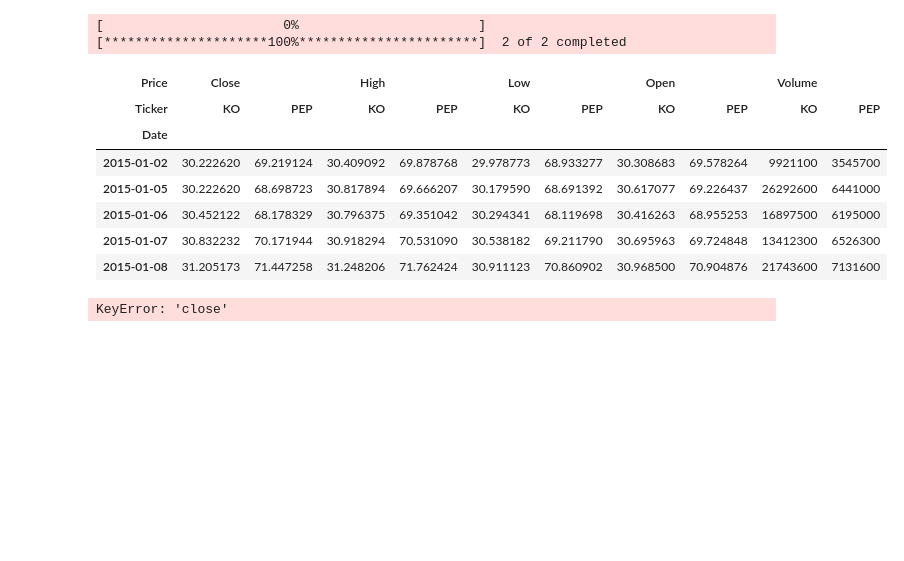
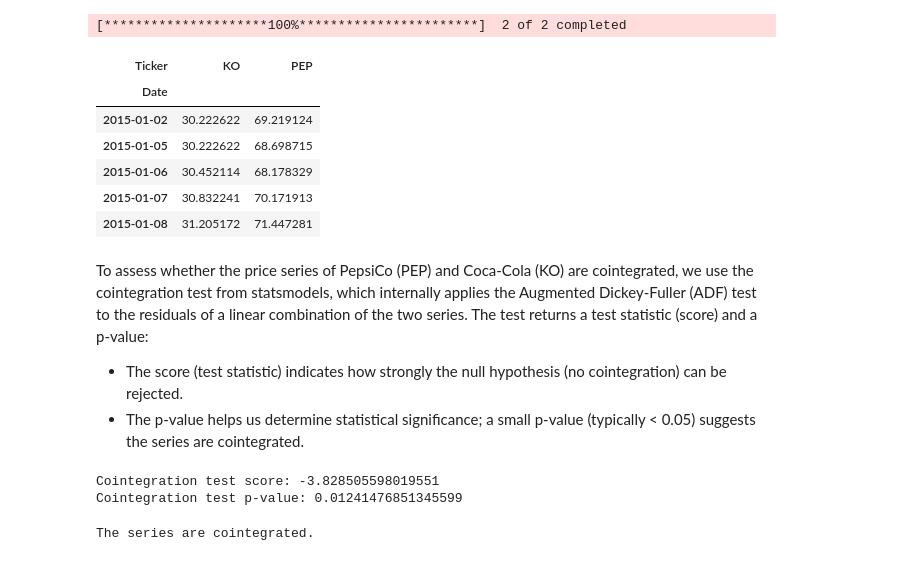
Before and after one commit to lewis-shearer/Statistical_Arbitrage, a Jupyter notebook: statistical_arbitrage.ipynb, the cells around one changed output. Drawn from its saved outputs; the diff is of its cells as text; code cells hidden in the pictures; blank space fills up the shorter version.

```diff
--- a/statistical_arbitrage.ipynb
+++ b/statistical_arbitrage.ipynb
@@ -10,22 +10,37 @@ from statsmodels.tsa.stattools import coint
 # %%
 # Download stock data for PepsiCo and Coca-Cola
 tickers = ['PEP', 'KO']
-data = yf.download(tickers, start='2015-01-01', end='2023-01-01')[]
+data = yf.download(tickers, start='2015-01-01', end='2023-01-01')['Close']
 
 # Preview the data
 data.head()
 # %% [output]
-[                       0%                       ][*********************100%***********************]  2 of 2 completed
+[*********************100%***********************]  2 of 2 completed
-| Price | Close |  | High |  | Low |  | Open |  | Volume |  |
-| Ticker | KO | PEP | KO | PEP | KO | PEP | KO | PEP | KO | PEP |
-| Date |  |  |  |  |  |  |  |  |  |  |
-| 2015-01-02 | 30.222620 | 69.219124 | 30.409092 | 69.878768 | 29.978773 | 68.933277 | 30.308683 | 69.578264 | 9921100 | 3545700 |
-| 2015-01-05 | 30.222620 | 68.698723 | 30.817894 | 69.666207 | 30.179590 | 68.691392 | 30.617077 | 69.226437 | 26292600 | 6441000 |
-| 2015-01-06 | 30.452122 | 68.178329 | 30.796375 | 69.351042 | 30.294341 | 68.119698 | 30.416263 | 68.955253 | 16897500 | 6195000 |
-| 2015-01-07 | 30.832232 | 70.171944 | 30.918294 | 70.531090 | 30.538182 | 69.211790 | 30.695963 | 69.724848 | 13412300 | 6526300 |
-| 2015-01-08 | 31.205173 | 71.447258 | 31.248206 | 71.762424 | 30.911123 | 70.860902 | 30.968500 | 70.904876 | 21743600 | 7131600 |
+| Ticker | KO | PEP |
+| Date |  |  |
+| 2015-01-02 | 30.222622 | 69.219124 |
+| 2015-01-05 | 30.222622 | 68.698715 |
+| 2015-01-06 | 30.452114 | 68.178329 |
+| 2015-01-07 | 30.832241 | 70.171913 |
+| 2015-01-08 | 31.205172 | 71.447281 |
+# %% [markdown]
+To assess whether the price series of PepsiCo (PEP) and Coca-Cola (KO) are cointegrated,
+we use the cointegration test from statsmodels, which internally applies the Augmented Dickey-Fuller (ADF) test
+to the residuals of a linear combination of the two series.
+The test returns a test statistic (score) and a p-value:
+- The score (test statistic) indicates how strongly the null hypothesis (no cointegration) can be rejected.
+- The p-value helps us determine statistical significance; a small p-value (typically < 0.05) suggests the series are cointegrated.
+# %%
+score, p_value, crit_value = coint(data['PEP'], data['KO'])
+print('Cointegration test score:', score)
+print('Cointegration test p-value:', p_value)
+# %% [output]
+Cointegration test score: -3.828505598019551
+Cointegration test p-value: 0.01241476851345599
 # %%
-data = data.loc[:, 'close']
-data.head()
+if p_value < 0.05:
+    print("The series are cointegrated.")
+else:
+    print("The series are not cointegrated.")
 # %% [output]
-KeyError: 'close'
+The series are cointegrated.
```
Also changed, not shown: parts of 5 cells of this notebook.
